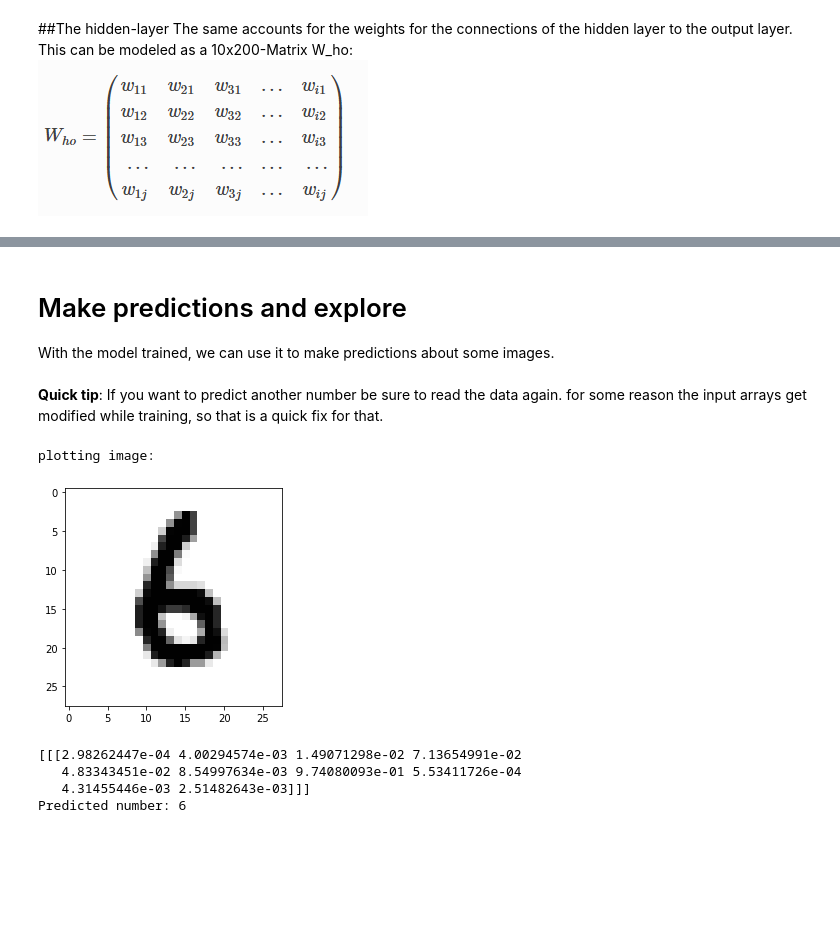
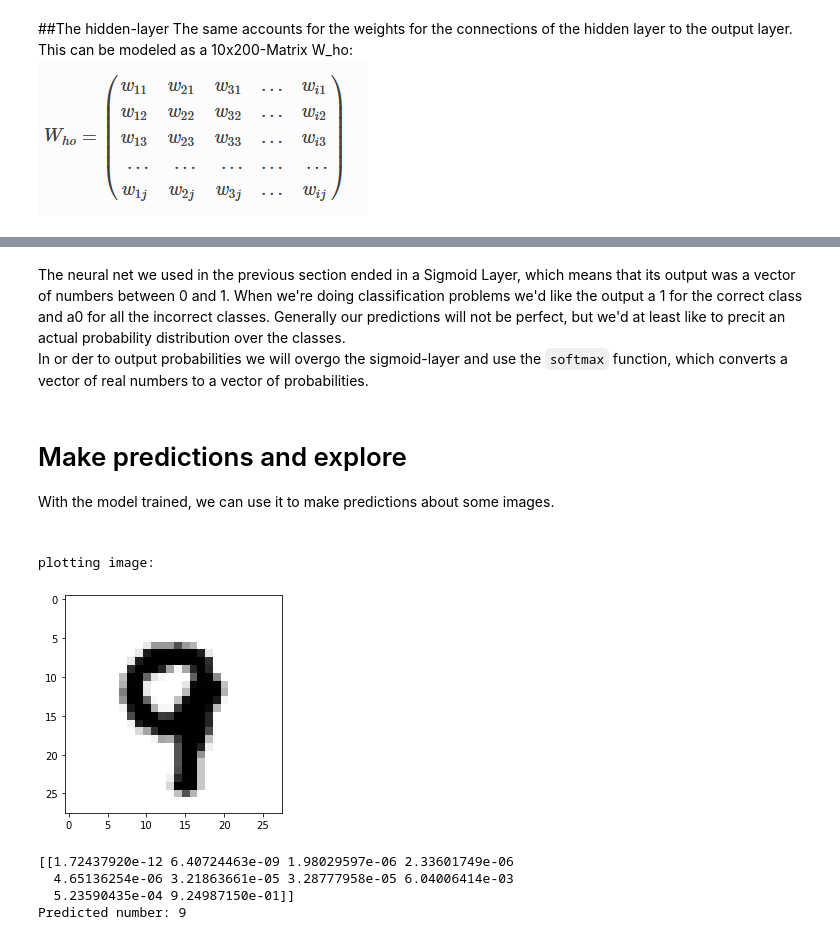
Before and after one commit to Nilusche/Feed_Forward_Network_Py, a Jupyter notebook: Neural_network.ipynb, the cells around one changed output, grey strips where cells are left out. Saved outputs shown, nothing was run; the diff lists cells and outputs as text; code cells hidden in the pictures; blank space fills up the shorter version.

````diff
--- a/Neural_network.ipynb
+++ b/Neural_network.ipynb
@@ -175,0 +196,3 @@ n.fit(normalize(deepcopy(inputs[:100])), deepcopy(targets[:100]), 500) # Train t
+# %% [markdown]
+The neural net we used in the previous section ended in a Sigmoid Layer, which means that its output was a vector of numbers between 0 and 1. When we're doing classification problems we'd like the output a 1 for the correct class and a0 for all the incorrect classes. Generally our predictions will not be perfect, but we'd at least like to precit an actual probability distribution over the classes. <br>
+In or der to output probabilities we will overgo the sigmoid-layer and use the ```softmax``` function, which converts a vector of real numbers to a vector of probabilities.
@@ -177,23 +203,22 @@ n.fit(normalize(deepcopy(inputs[:100])), deepcopy(targets[:100]), 500) # Train t
 # Make predictions and explore
 With the model trained, we can use it to make predictions about some images.
 <br><br>
-**Quick tip**: If you want to predict another number be sure to read the data again. for some reason the input arrays get modified while training, so that is a quick fix for that.
 # %%
 print("plotting image: ")
-random_index = random.randint(0,1000)
+random_index = random.randint(0,len(test_inputs)-1)
 image_array = np.asfarray(deepcopy(test_inputs[random_index])).reshape((28,28))
 plt.imshow(image_array,cmap='Greys', interpolation='None')
 plt.show(block = True)
 # %% [output]
 plotting image:
-[figure, old version]
+[figure, new version]
 # %%
 test = normalize([deepcopy(test_inputs[random_index])])
 result = n.predict(test)
-print(result)
-print("Predicted number:", np.argmax(result))
+print(result[0])
+print("Predicted number:", np.argmax(result[0]))
 # %% [output]
-[[[2.98262447e-04 4.00294574e-03 1.49071298e-02 7.13654991e-02
-   4.83343451e-02 8.54997634e-03 9.74080093e-01 5.53411726e-04
-   4.31455446e-03 2.51482643e-03]]]
-Predicted number: 6
+[[1.72437920e-12 6.40724463e-09 1.98029597e-06 2.33601749e-06
+  4.65136254e-06 3.21863661e-05 3.28777958e-05 6.04006414e-03
+  5.23590435e-04 9.24987150e-01]]
+Predicted number: 9
````
Also changed, not shown: parts of 9 cells of this notebook.
